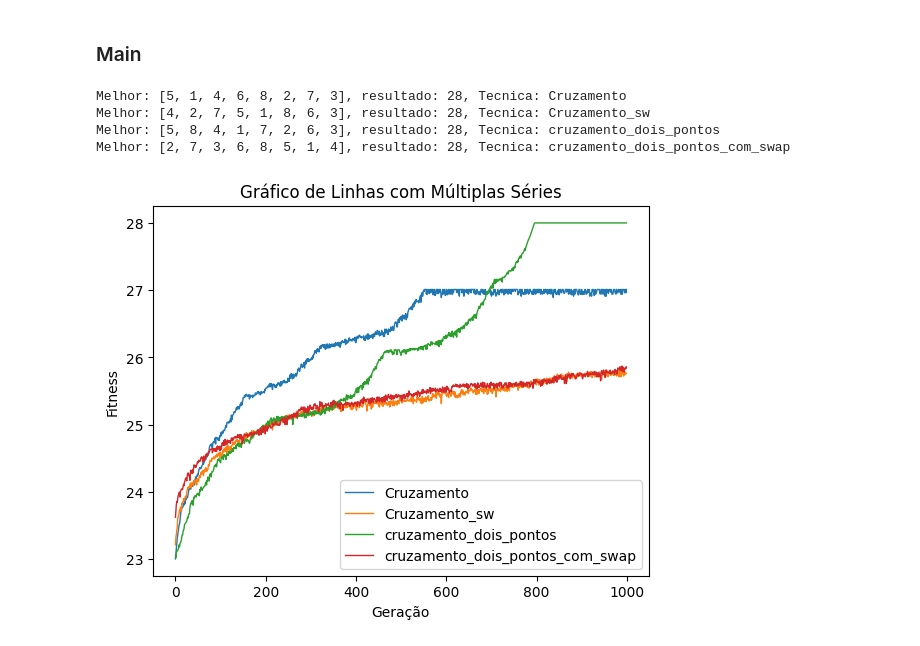
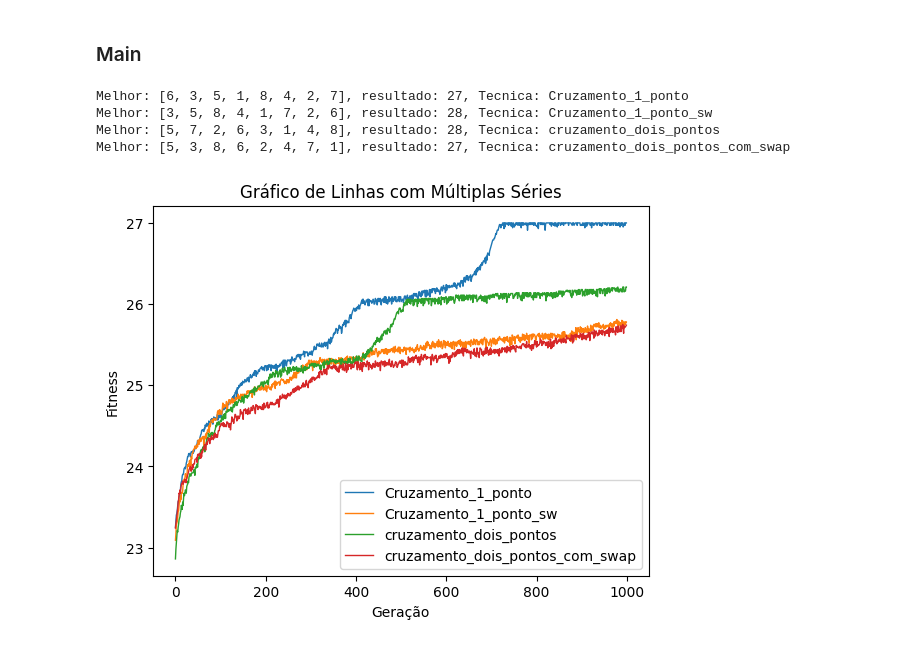
Before and after one commit to ViniciusBPessoa/Repositorio_Academico_Multidisciplinar, a Jupyter notebook: Computcao Evolutiva/Lista 01/questao01.ipynb, the cells around one changed output. Cells and saved outputs as stored; diff of their text form; code cells hidden in the pictures.

```diff
--- a/Computcao Evolutiva/Lista 01/questao01.ipynb
+++ b/Computcao Evolutiva/Lista 01/questao01.ipynb
@@ -176,21 +209,23 @@ def cruzamento_dois_pontos_com_swap(pai1, pai2):
 # %%
 
-def algoritmo_genetico(qtd_pop, qtg_gem, qtd_selec, qtd_melhores, modelo):
-    populacao = criar_populacao(qtd_pop)
+def algoritmo_genetico(qtd_pop, qtg_gem, qtd_selec, qtd_melhores, modelo): # main
+    populacao = criar_populacao(qtd_pop) # cria a população
     medio_fit = []
 
-    for x in range(qtg_gem):
-        selec = selecionar_mais_baixos(populacao, qtd_selec, qtd_melhores)
+    for x in range(qtg_gem): # contador da geração
+        selec = selecionar_mais_autos(populacao, qtd_selec, qtd_melhores)
         mutados = []
+
+        # seletor de algoritimo
 
         if modelo == "Cruzamento_dois_pontos":
             mutados = cruzamento_dois_pontos(selec[0], selec[1])
 
-        elif modelo == "Cruzamento":
+        elif modelo == "Cruzamento_1_ponto":
             mutados = cruzamento_um_ponto(selec[0], selec[1])
 
-        elif modelo == "Cruzamento_sw":
-            mutados = cruzamento_e_mutacao(selec[0], selec[1])
+        elif modelo == "Cruzamento_1_ponto_sw":
+            mutados = cruzamento_um_ponto_e_mutacao(selec[0], selec[1])
 
         elif modelo == "Cruzamento_dois_pontos_com_swap":
             mutados = cruzamento_dois_pontos_com_swap(selec[0], selec[1])
@@ -198,46 +233,46 @@ def algoritmo_genetico(qtd_pop, qtg_gem, qtd_selec, qtd_melhores, modelo):
         populacao = substituir_por_melhores(populacao, mutados)
         medio_fit.append(calcular_fitness_medio(populacao))
 
-    return medio_fit, encontrar_maior_fitness(populacao)
+    return medio_fit, encontrar_maior_fitness(populacao) # retorno padrão
 # %% [markdown]
 ### Main
 # %%
 numero_gens = 1000
-numero_selec = 5
-numero_melhores = 2
+numero_selec = 10
+numero_melhores = 5
 numero_pop = 100
 
 # Exemplo de uso do algoritmo genético com suas funções definidas
 listas = []
 labels = []
 melhores = []
 
-jogada = algoritmo_genetico(numero_pop, numero_gens, numero_selec, numero_melhores, "Cruzamento")
+jogada = algoritmo_genetico(numero_pop, numero_gens, numero_selec, numero_melhores, "Cruzamento_1_ponto")
 listas.append(jogada[0])
 melhores.append(jogada[1])
-labels.append("Cruzamento")
+labels.append("Cruzamento_1_ponto")
 
-jogada = algoritmo_genetico(numero_pop, numero_gens, numero_selec, numero_melhores, "Cruzamento_sw")
+jogada = algoritmo_genetico(numero_pop, numero_gens, numero_selec, numero_melhores, "Cruzamento_1_ponto_sw")
 listas.append(jogada[0])
 melhores.append(jogada[1])
-labels.append("Cruzamento_sw")
+labels.append("Cruzamento_1_ponto_sw")
 
 jogada = algoritmo_genetico(numero_pop, numero_gens, numero_selec, numero_melhores, "Cruzamento_dois_pontos")
 listas.append(jogada[0])
 melhores.append(jogada[1])
 labels.append("cruzamento_dois_pontos")
 
 jogada = algoritmo_genetico(numero_pop, numero_gens, numero_selec, numero_melhores, "Cruzamento_dois_pontos_com_swap")
 listas.append(jogada[0])
 melhores.append(jogada[1])
 labels.append("cruzamento_dois_pontos_com_swap")
 
 for x in melhores:
     print(f"Melhor: {x[0]}, resultado: {x[1]}, Tecnica: {labels[melhores.index(x)]}")
 mostrar_grafico(listas, labels)
 # %% [output]
-Melhor: [5, 1, 4, 6, 8, 2, 7, 3], resultado: 28, Tecnica: Cruzamento
-Melhor: [4, 2, 7, 5, 1, 8, 6, 3], resultado: 28, Tecnica: Cruzamento_sw
-Melhor: [5, 8, 4, 1, 7, 2, 6, 3], resultado: 28, Tecnica: cruzamento_dois_pontos
-Melhor: [2, 7, 3, 6, 8, 5, 1, 4], resultado: 28, Tecnica: cruzamento_dois_pontos_com_swap
+Melhor: [6, 3, 5, 1, 8, 4, 2, 7], resultado: 27, Tecnica: Cruzamento_1_ponto
+Melhor: [3, 5, 8, 4, 1, 7, 2, 6], resultado: 28, Tecnica: Cruzamento_1_ponto_sw
+Melhor: [5, 7, 2, 6, 3, 1, 4, 8], resultado: 28, Tecnica: cruzamento_dois_pontos
+Melhor: [5, 3, 8, 6, 2, 4, 7, 1], resultado: 27, Tecnica: cruzamento_dois_pontos_com_swap
-[figure, old version]
+[figure, new version]
```
Also changed, not shown: parts of 4 cells of this notebook.
